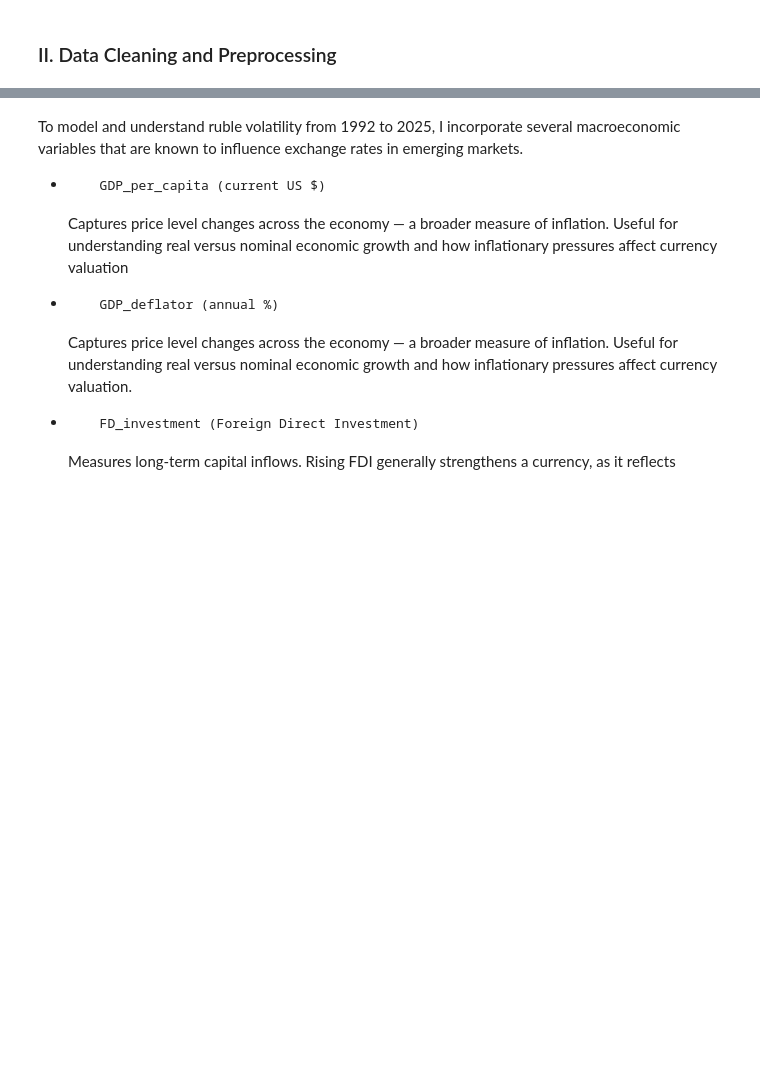
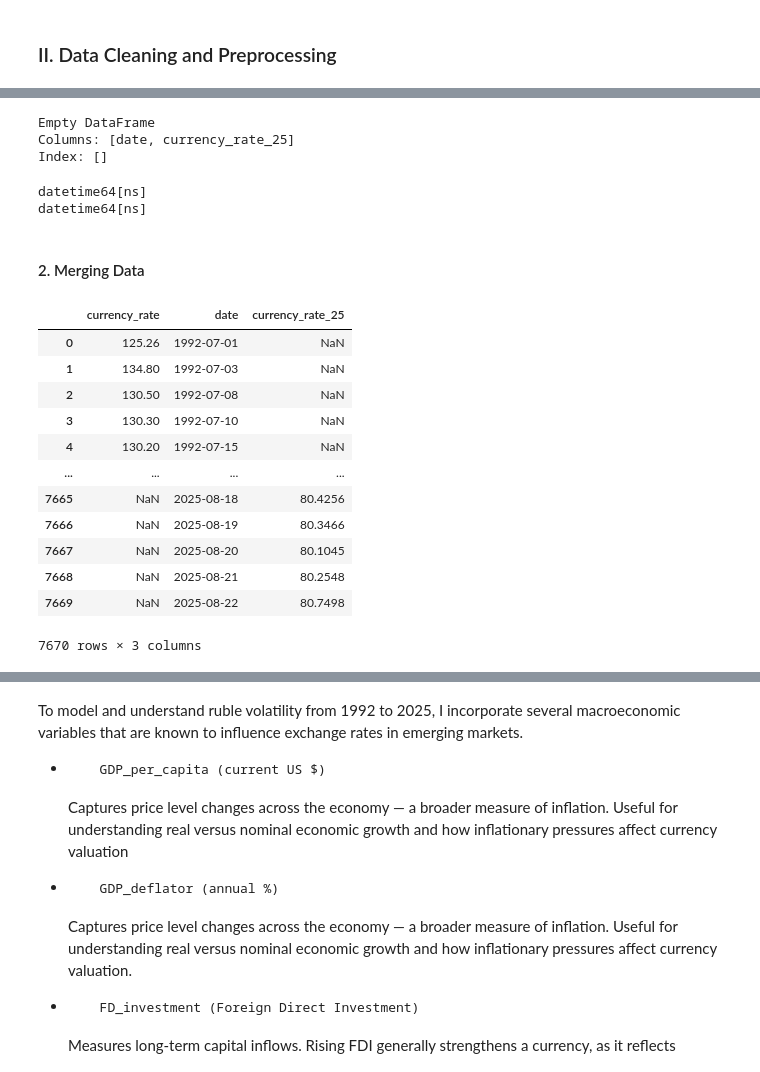
Before and after one commit to ZlataSparrow/Ruble_Volatility_Prediction, a Jupyter notebook: notebook/01_Data_Input_and_Cleaning.ipynb, the cells around one changed output, grey strips where cells are left out. Drawn from its saved outputs; the diff is of its cells as text; code cells hidden in the pictures; blank space fills up the shorter version.

```diff
--- a/notebook/01_Data_Input_and_Cleaning.ipynb
+++ b/notebook/01_Data_Input_and_Cleaning.ipynb
@@ -84,14 +58,3 @@ data_25
 | 163 | 2025-01-06;101.6797 |
 | 164 | 2025-01-03;101.6797 |
 165 rows × 1 columns
-# %%
-# split date and rate into separate columns
-data_25[["date_25", "currency_rate_25"]] = data_25["#Date;Value 18:50 MSK"].str.split(";", expand=True)
-
-# convert to datetime and numeric
-data_25["date_25"] = pd.to_datetime(data_25["date_25"])
-data_25["currency_rate_25"] = pd.to_numeric(data_25["currency_rate_25"])
-
-# drop original mixed column
-data_25 = data_25.drop(columns=["#Date;Value 18:50 MSK"])
-data_25
@@ -208,9 +62,0 @@ On the plots above:
-# %%
-data['currency_rate_change'] = data['currency_rate'].pct_change() * 100
-
-# find the date with the largest absolute percentage change
-significant_change = data.loc[data['currency_rate_change'].abs().idxmax()]
-significant_change_date = significant_change['date']
-significant_change_value = significant_change['currency_rate_change']
-
-significant_change_date, significant_change_value
@@ -244,7 +62,0 @@ I create a new column called denomination that marks each observation as either:
-# %%
-# label data with pre and post denomination
-data["denomination"] = np.where(data["date"] <= "1997-12-30", "pre", "post")
-
-# normilize currency rate
-data["RUB"] = np.where(data["denomination"] == "pre", data["currency_rate"]/1000, data["currency_rate"])
-data[(data["date"] >= "1997-12-25") & (data["date"] <= "1998-01-08")]
@@ -400,0 +75,11 @@ The plot above zooms into the most recent period (2022–2025), starting with th
+# %%
+# split date and rate into separate columns for data_25
+data_25[["date", "currency_rate_25"]] = data_25["#Date;Value 18:50 MSK"].str.split(";", expand=True)
+# convert to datetime and numeric
+data_25["date"] = pd.to_datetime(data_25["date"])
+data_25["currency_rate_25"] = pd.to_numeric(data_25["currency_rate_25"])
+# drop original mixed column
+data_25 = data_25.drop(columns=["#Date;Value 18:50 MSK"])
+# sort by date_25 ascending
+data_25 = data_25.sort_values("date", ascending=True).reset_index(drop=True)
+data_25
@@ -400,0 +100,33 @@ The plot above zooms into the most recent period (2022–2025), starting with th
+# %%
+# rows where currency_rate is NA for data_25
+print(data_25[data_25["currency_rate_25"].isna()])
+# %% [output]
+Empty DataFrame
+Columns: [date, currency_rate_25]
+Index: []
+# %%
+# check date columns types
+print(data["date"].dtype)
+print(data_25["date"].dtype)
+# %% [output]
+datetime64[ns]
+datetime64[ns]
+# %% [markdown]
+#### 2. Merging Data
+# %%
+merged_data = pd.merge(data, data_25, on="date", how="outer")
+merged_data
+# %% [output]
+|  | currency_rate | date | currency_rate_25 |
+| 0 | 125.26 | 1992-07-01 | NaN |
+| 1 | 134.80 | 1992-07-03 | NaN |
+| 2 | 130.50 | 1992-07-08 | NaN |
+| 3 | 130.30 | 1992-07-10 | NaN |
+| 4 | 130.20 | 1992-07-15 | NaN |
+| ... | ... | ... | ... |
+| 7665 | NaN | 2025-08-18 | 80.4256 |
+| 7666 | NaN | 2025-08-19 | 80.3466 |
+| 7667 | NaN | 2025-08-20 | 80.1045 |
+| 7668 | NaN | 2025-08-21 | 80.2548 |
+| 7669 | NaN | 2025-08-22 | 80.7498 |
+7670 rows × 3 columns
```
Also changed, not shown: parts of 45 cells of this notebook, 4 other files.
